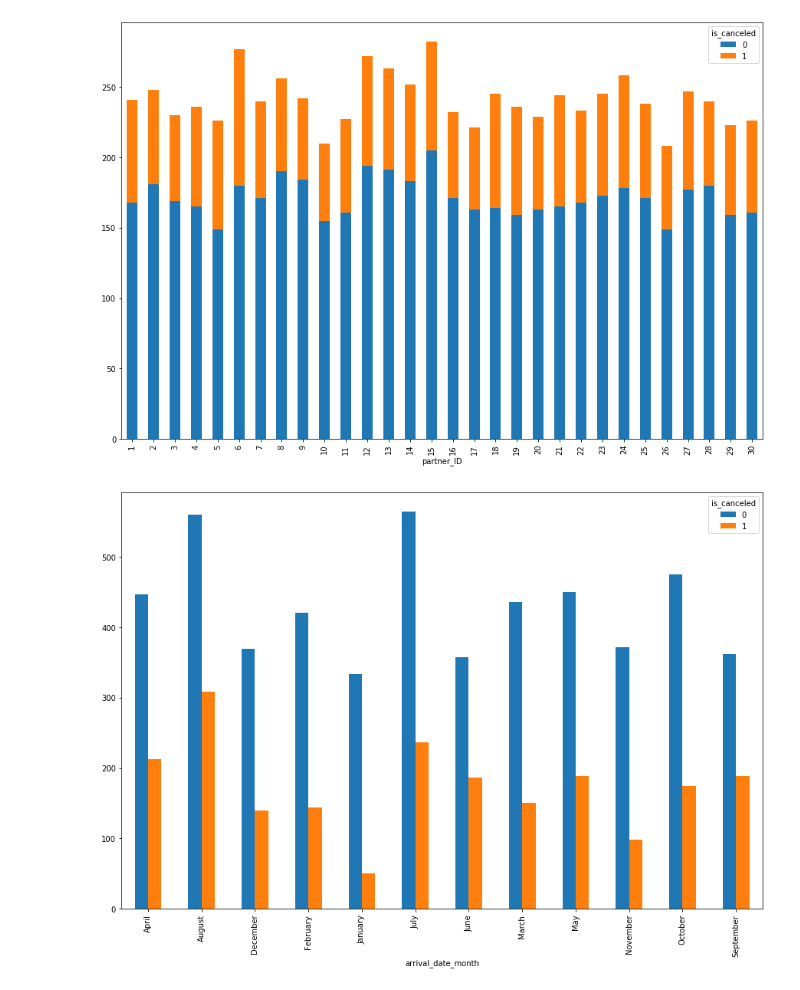
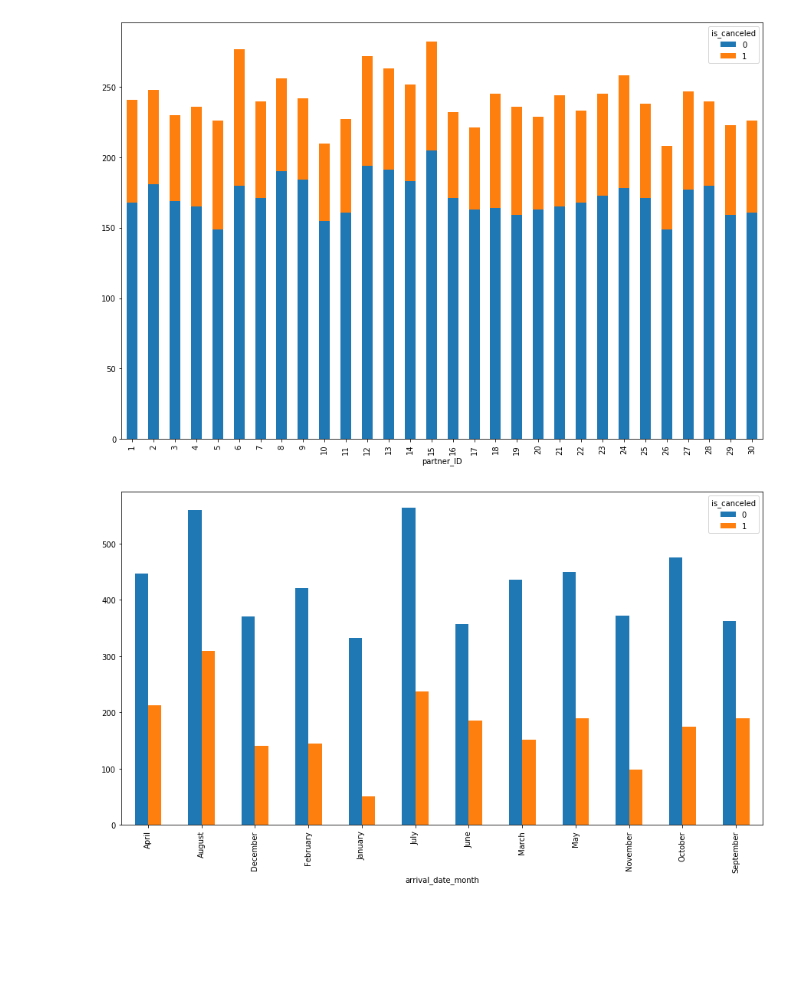
Before and after one commit to Sushila-Phogat/Data-science-with-Python, a Jupyter notebook: Profusion_hotel_booking.ipynb, the cells around one changed output. Drawn from its saved outputs; the diff is of its cells as text; code cells hidden in the pictures; blank space fills up the shorter version.

```diff
--- a/Profusion_hotel_booking.ipynb
+++ b/Profusion_hotel_booking.ipynb
@@ -128,7 +128,7 @@ plt.show()
 # %% [output]
 [figure]
 # %%
-df.groupby(['arrival_date_month','is_canceled']).size().unstack().plot(kind='bar',stacked=False, figsize=(15,10))
+df.groupby(['arrival_date_month','is_canceled']).size().unstack().plot(kind='bar',stacked=False, figsize=(15,8))
 plt.show()
 # %% [output]
-[figure, old version]
+[figure, new version]
```
Also changed, not shown: parts of 10 cells of this notebook.
